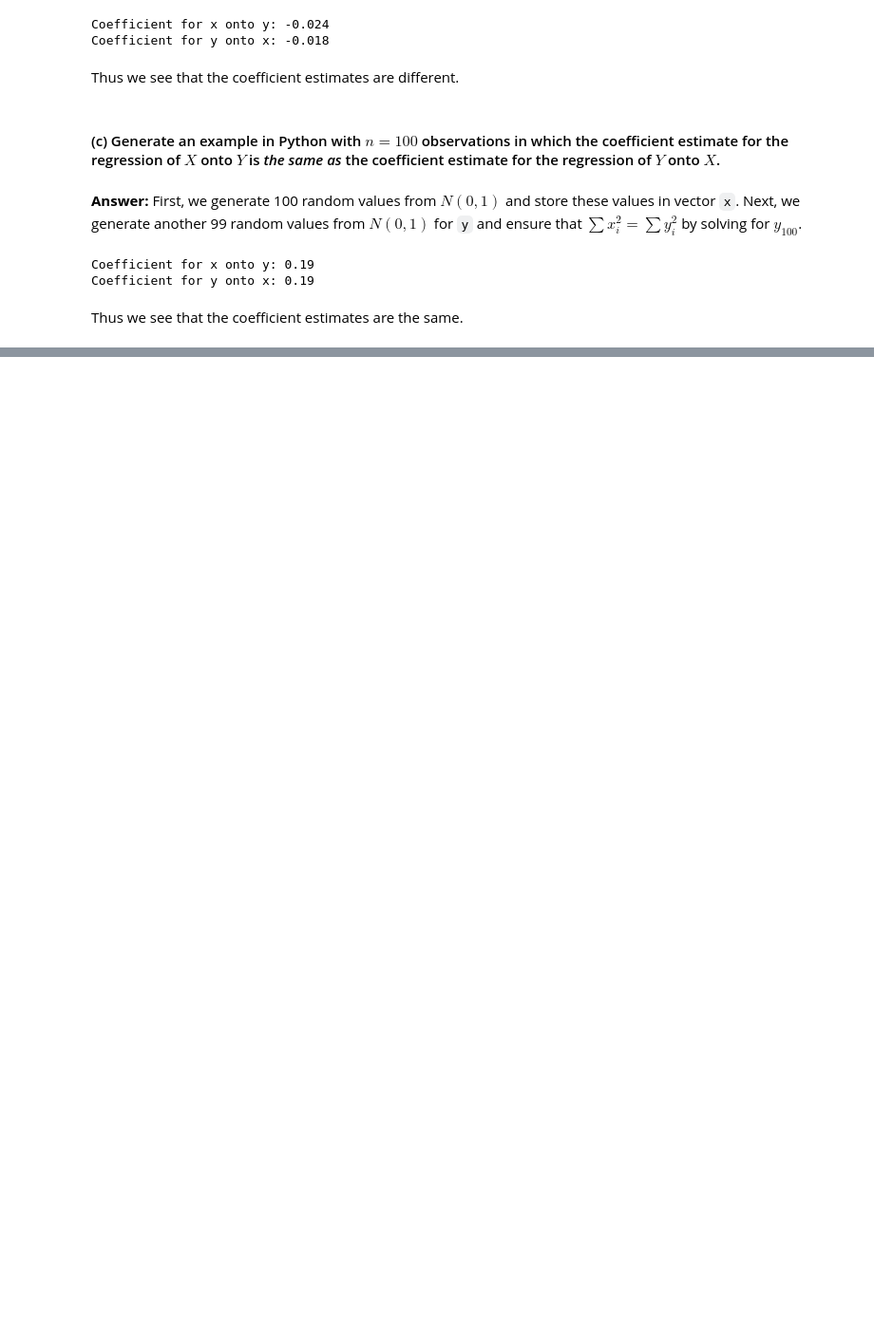
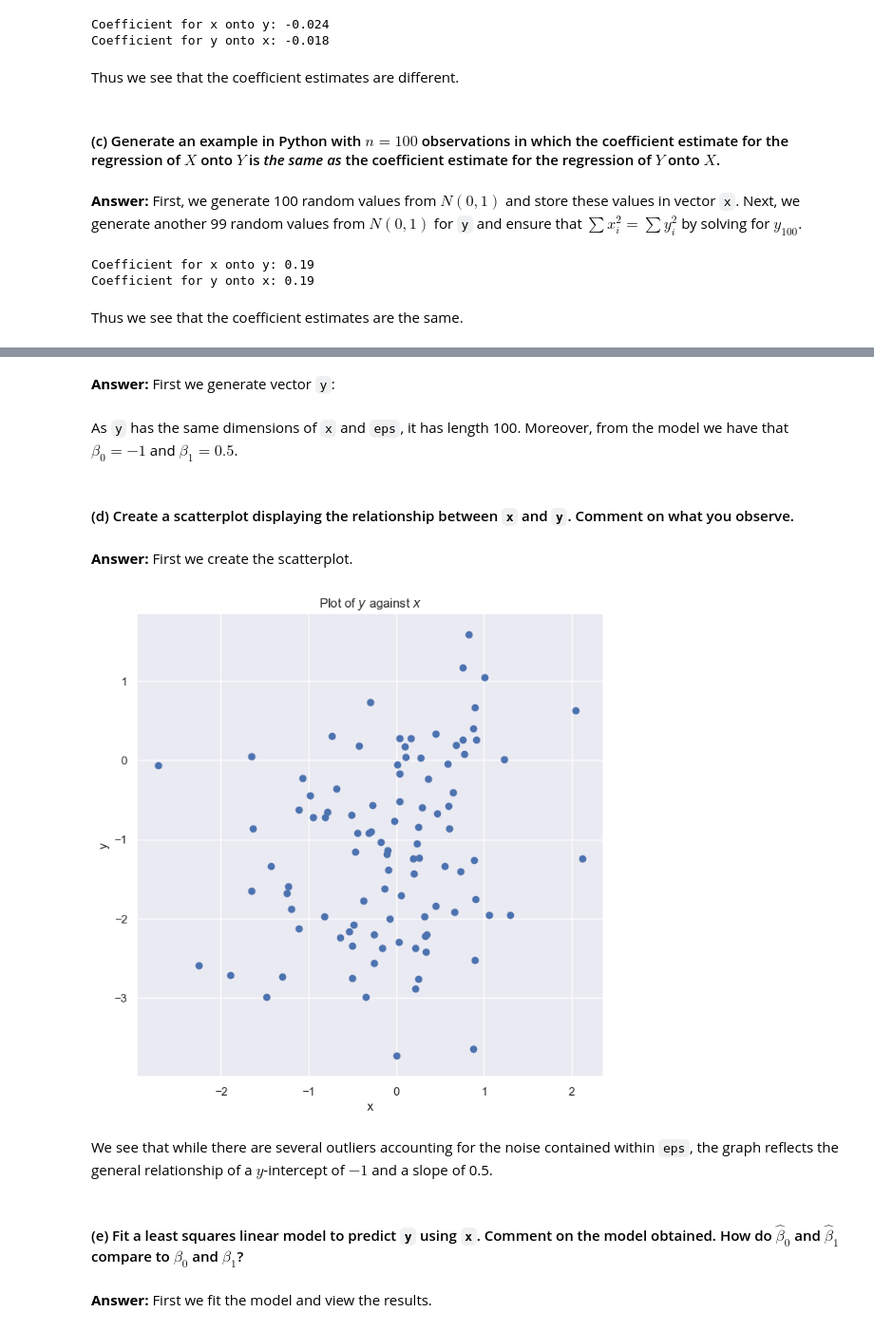
Before and after one commit to justingroves/ISLP, a Jupyter notebook: Jupyter Labs/Chapter 3 Linear Regression/3.7 Exercises.ipynb, the cells around one changed output, grey strips where cells are left out. Shown at 95% size. Saved outputs shown, nothing was run; the diff lists cells and outputs as text; code cells hidden in the pictures; blank space fills up the shorter version.

Commit message:
Add: Answered question 3.7.12 - 3.7.13

```diff
--- a/Jupyter Labs/Chapter 3 Linear Regression/3.7 Exercises.ipynb
+++ b/Jupyter Labs/Chapter 3 Linear Regression/3.7 Exercises.ipynb
@@ -1085,0 +1094,4 @@ Thus we see that the coefficient estimates are the same.
+# %%
+# Set the seed to 1 and generate 100 values
+rng = np.random.default_rng(1)
+x = rng.normal(loc=0, scale=1, size=100)
@@ -1085,0 +1102,3 @@ Thus we see that the coefficient estimates are the same.
+# %%
+# Generate 100 values from N(0, 0.25)
+eps = rng.normal(loc=0, scale=1, size=100)
@@ -1085,0 +1111,27 @@ Thus we see that the coefficient estimates are the same.
+# %% [markdown]
+**Answer:** First we generate vector `y`:
+# %%
+# Compute y with the model
+y = -1*np.ones(100) + (0.5*np.ones(100) * x) + eps
+# %% [markdown]
+As `y` has the same dimensions of `x` and `eps`, it has length 100. Moreover, from the model we have that $\beta_0 = -1$ and $\beta_1 = 0.5$.
+# %% [markdown]
+#### (d) Create a scatterplot displaying the relationship between `x` and `y`. Comment on what you observe.
+# %% [markdown]
+**Answer:** First we create the scatterplot.
+# %%
+ax = plt.subplots(figsize=(8,8))[1]
+ax.scatter(x,y)
+ax.set_xlabel('x')
+ax.set_ylabel('y')
+ax.set_title('Plot of $y$ against $x$')
+
+plt.show()
+# %% [output]
+[figure, added]
+# %% [markdown]
+We see that while there are several outliers accounting for the noise contained within `eps`, the graph reflects the general relationship of a $y$-intercept of $-1$ and a slope of 0.5.
+# %% [markdown]
+#### (e) Fit a least squares linear model to predict `y` using `x`. Comment on the model obtained. How do $\hat{\beta}_0$ and $\hat{\beta}_1$ compare to $\beta_0$ and $\beta_1$?
+# %% [markdown]
+**Answer:** First we fit the model and view the results.
```
Also changed, not shown: parts of 23 cells of this notebook.
